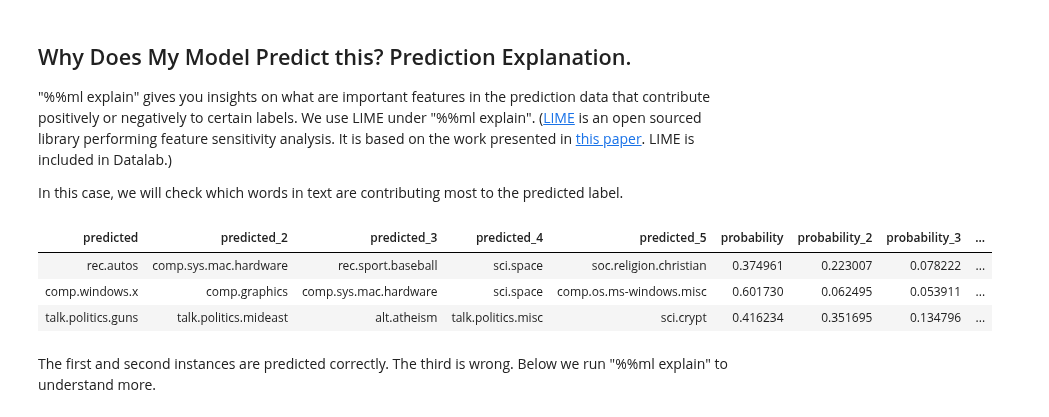
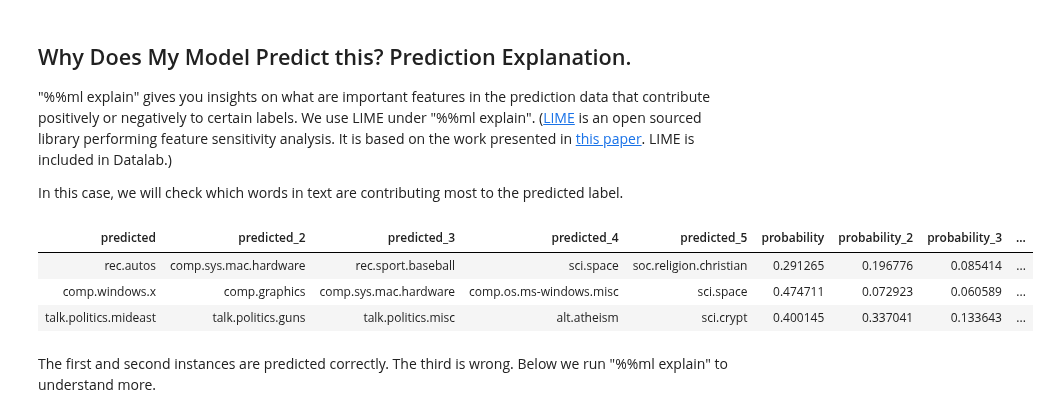
Before and after one commit to googledatalab/notebooks, a Jupyter notebook: samples/contrib/mlworkbench/text_classification_20newsgroup/Text Classification --- 20NewsGroup (small data).ipynb, the cells around one changed output. Saved outputs shown, nothing was run; the diff lists cells and outputs as text; code cells hidden in the pictures.

```diff
--- a/samples/contrib/mlworkbench/text_classification_20newsgroup/Text Classification --- 20NewsGroup (small data).ipynb
+++ b/samples/contrib/mlworkbench/text_classification_20newsgroup/Text Classification --- 20NewsGroup (small data).ipynb
@@ -451,13 +426,13 @@ data = [instance0, instance1, instance2]
 # %%
 %%ml predict
 model: ./train/model/
 headers: text
-prediction_data: $data
+data: $data
 # %% [output]
 | predicted | predicted_2 | predicted_3 | predicted_4 | predicted_5 | probability | probability_2 | probability_3 | ... |
-| rec.autos | comp.sys.mac.hardware | rec.sport.baseball | sci.space | soc.religion.christian | 0.374961 | 0.223007 | 0.078222 | ... |
-| comp.windows.x | comp.graphics | comp.sys.mac.hardware | sci.space | comp.os.ms-windows.misc | 0.601730 | 0.062495 | 0.053911 | ... |
-| talk.politics.guns | talk.politics.mideast | alt.atheism | talk.politics.misc | sci.crypt | 0.416234 | 0.351695 | 0.134796 | ... |
+| rec.autos | comp.sys.mac.hardware | rec.sport.baseball | sci.space | soc.religion.christian | 0.291265 | 0.196776 | 0.085414 | ... |
+| comp.windows.x | comp.graphics | comp.sys.mac.hardware | comp.os.ms-windows.misc | sci.space | 0.474711 | 0.072923 | 0.060589 | ... |
+| talk.politics.mideast | talk.politics.guns | talk.politics.misc | alt.atheism | sci.crypt | 0.400145 | 0.337041 | 0.133643 | ... |
 # %% [markdown]
 The first and second instances are predicted correctly. The third is wrong. Below we run "%%ml explain" to understand more.
 # %%
```
Also changed, not shown: parts of 29 cells of this notebook, 4 other files.
